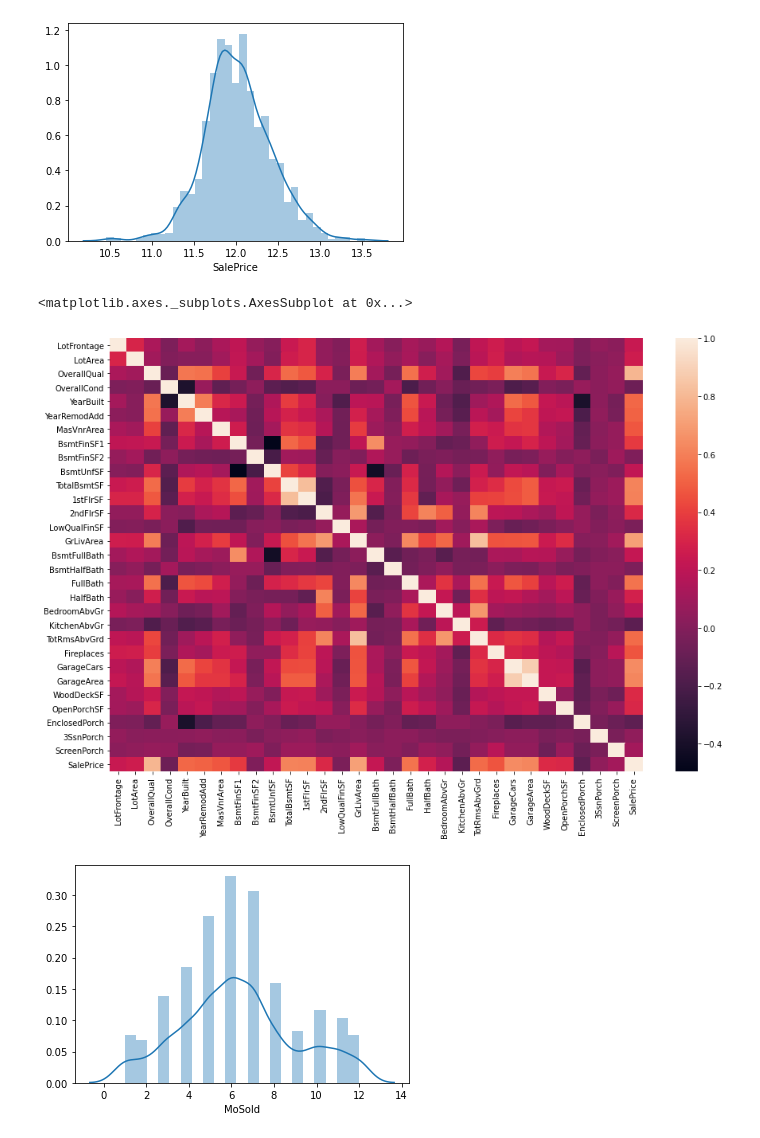
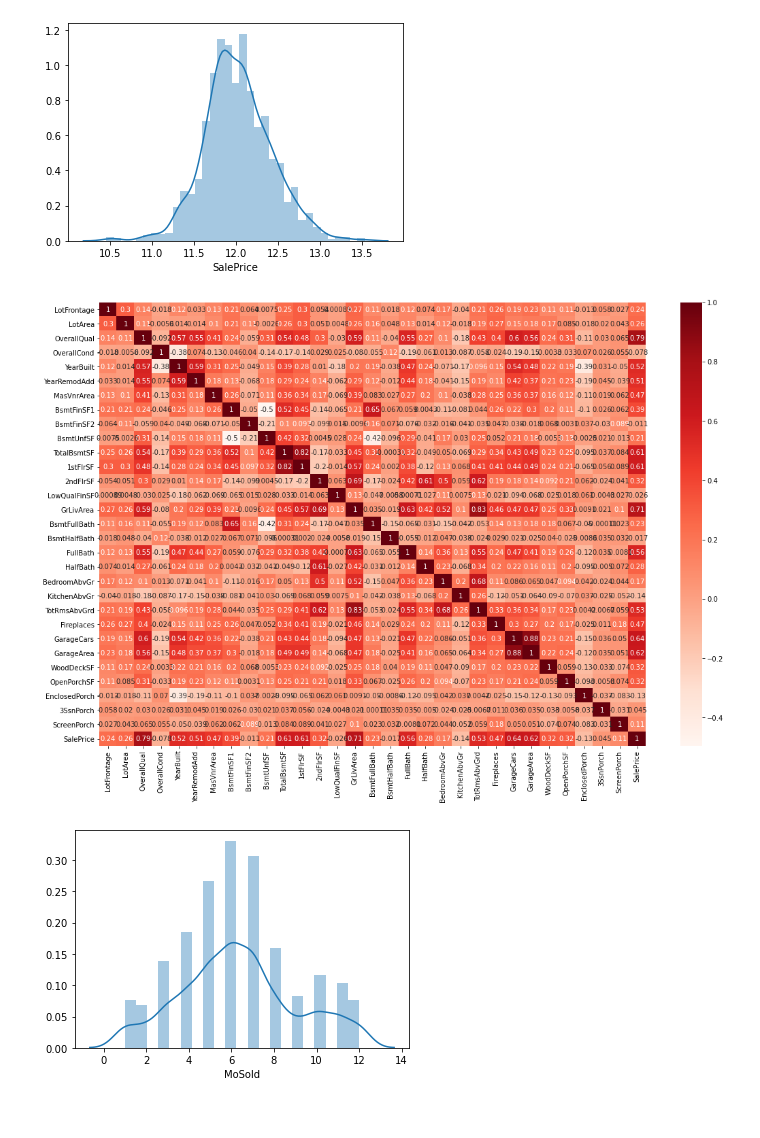
Before and after one commit to MLondon1027/Boston_Area_Real_Estate, a Jupyter notebook: Housing.ipynb, the cells around one changed output. Cells and saved outputs as stored; diff of their text form; code cells hidden in the pictures.

Commit message:
new heatmap

```diff
--- a/Housing.ipynb
+++ b/Housing.ipynb
@@ -258,12 +251,12 @@ sns.distplot(np.log1p(data['SalePrice']));
 # %% [output]
 [figure]
 # %%
-# Plot heatmap of feature correlation
-plt.figure(figsize = (15,10))
-sns.heatmap(data.corr())
+# Plot heatmap of Pearson correlation
+plt.figure(figsize = (18,12))
+sns.heatmap(data.corr(), annot=True, cmap=plt.cm.Reds)
+plt.show()
 # %% [output]
-<matplotlib.axes._subplots.AxesSubplot at 0x...>
-[figure, old version]
+[figure, new version]
 # %%
 # Distribution of months sold - we can see that summer months have the highest volume of sales
 sns.distplot(data['MoSold']);
```
Also changed, not shown: parts of 9 cells of this notebook.
